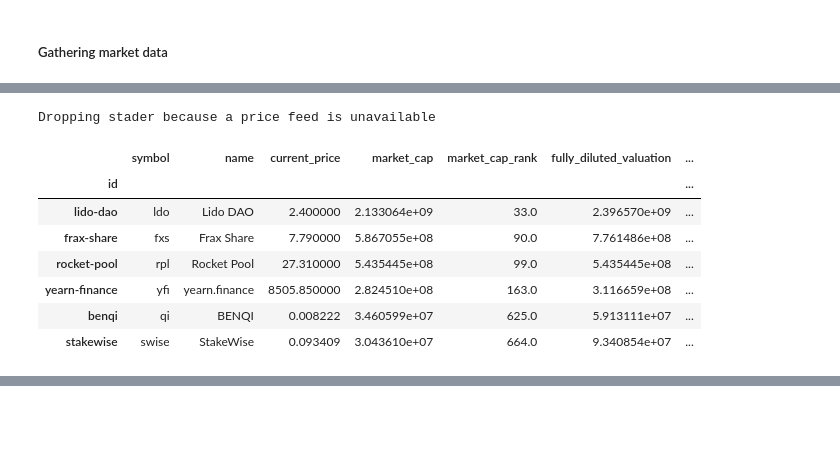
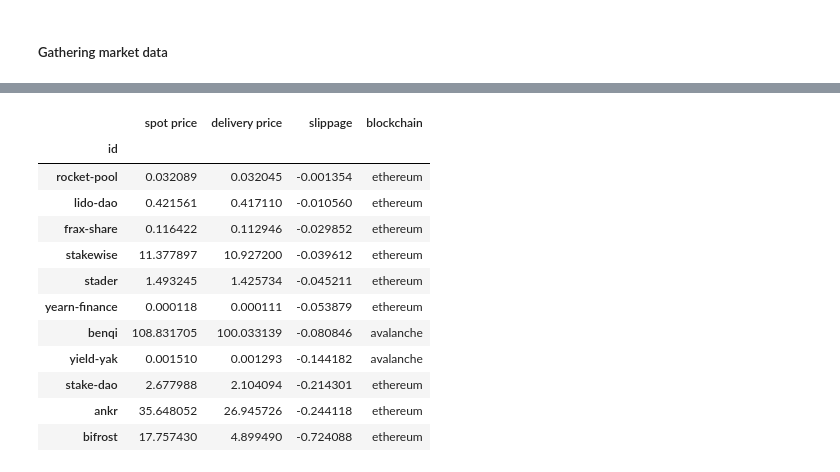
Before and after one commit to Phuture-Finance/rebalancing-data, a Jupyter notebook: PLX/methodology_template.ipynb, the cells around one changed output, grey strips where cells are left out. Cells and saved outputs as stored; diff of their text form; code cells hidden in the pictures; blank space fills up the shorter version.

```diff
--- a/PLX/methodology_template.ipynb
+++ b/PLX/methodology_template.ipynb
@@ -162,12 +135,4 @@ methodology_class.slippage_data
-# %%
-methodology_class.check_redstone_price_feeds()
-# %% [output]
-Dropping stader because a price feed is unavailable
-|  | symbol | name | current_price | market_cap | market_cap_rank | fully_diluted_valuation | ... |
-| id |  |  |  |  |  |  | ... |
-| lido-dao | ldo | Lido DAO | 2.400000 | 2.133064e+09 | 33.0 | 2.396570e+09 | ... |
-| frax-share | fxs | Frax Share | 7.790000 | 5.867055e+08 | 90.0 | 7.761486e+08 | ... |
-| rocket-pool | rpl | Rocket Pool | 27.310000 | 5.435445e+08 | 99.0 | 5.435445e+08 | ... |
-| yearn-finance | yfi | yearn.finance | 8505.850000 | 2.824510e+08 | 163.0 | 3.116659e+08 | ... |
-| benqi | qi | BENQI | 0.008222 | 3.460599e+07 | 625.0 | 5.913111e+07 | ... |
-| stakewise | swise | StakeWise | 0.093409 | 3.043610e+07 | 664.0 | 9.340854e+07 | ... |
+# %%
+category_data,slippage_data = methodology_class.assess_liquidity()
+slippage_data
+# %% [output]
@@ -173,0 +146,13 @@ Dropping stader because a price feed is unavailable
+|  | spot price | delivery price | slippage | blockchain |
+| id |  |  |  |  |
+| rocket-pool | 0.032089 | 0.032045 | -0.001354 | ethereum |
+| lido-dao | 0.421561 | 0.417110 | -0.010560 | ethereum |
+| frax-share | 0.116422 | 0.112946 | -0.029852 | ethereum |
+| stakewise | 11.377897 | 10.927200 | -0.039612 | ethereum |
+| stader | 1.493245 | 1.425734 | -0.045211 | ethereum |
+| yearn-finance | 0.000118 | 0.000111 | -0.053879 | ethereum |
+| benqi | 108.831705 | 100.033139 | -0.080846 | avalanche |
+| yield-yak | 0.001510 | 0.001293 | -0.144182 | avalanche |
+| stake-dao | 2.677988 | 2.104094 | -0.214301 | ethereum |
+| ankr | 35.648052 | 26.945726 | -0.244118 | ethereum |
+| bifrost | 17.757430 | 4.899490 | -0.724088 | ethereum |
```
Also changed, not shown: parts of 13 cells of this notebook, 1 other file.
